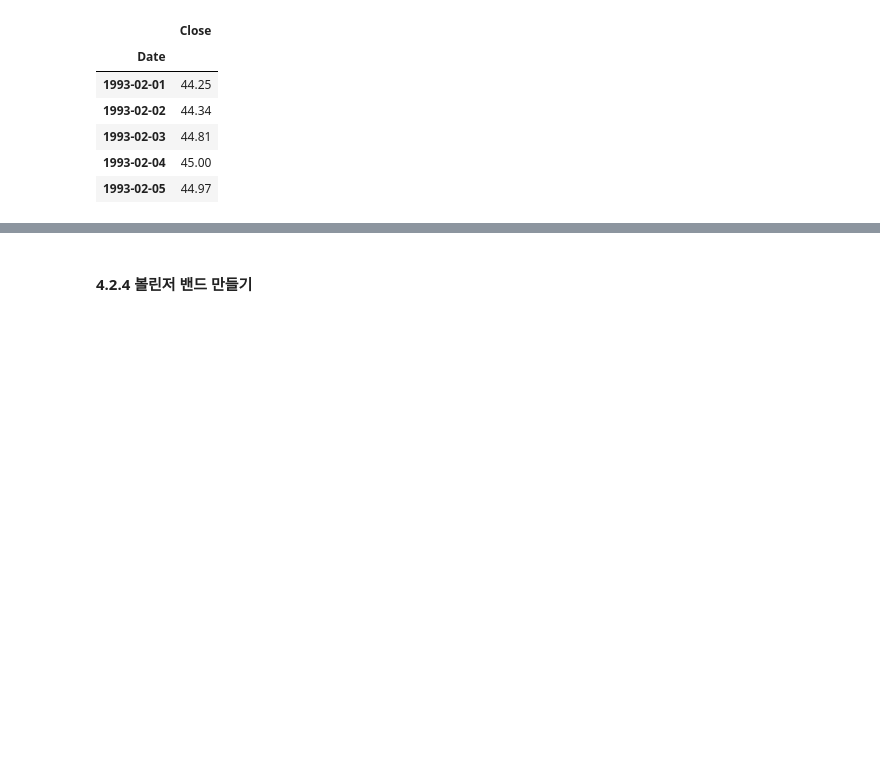
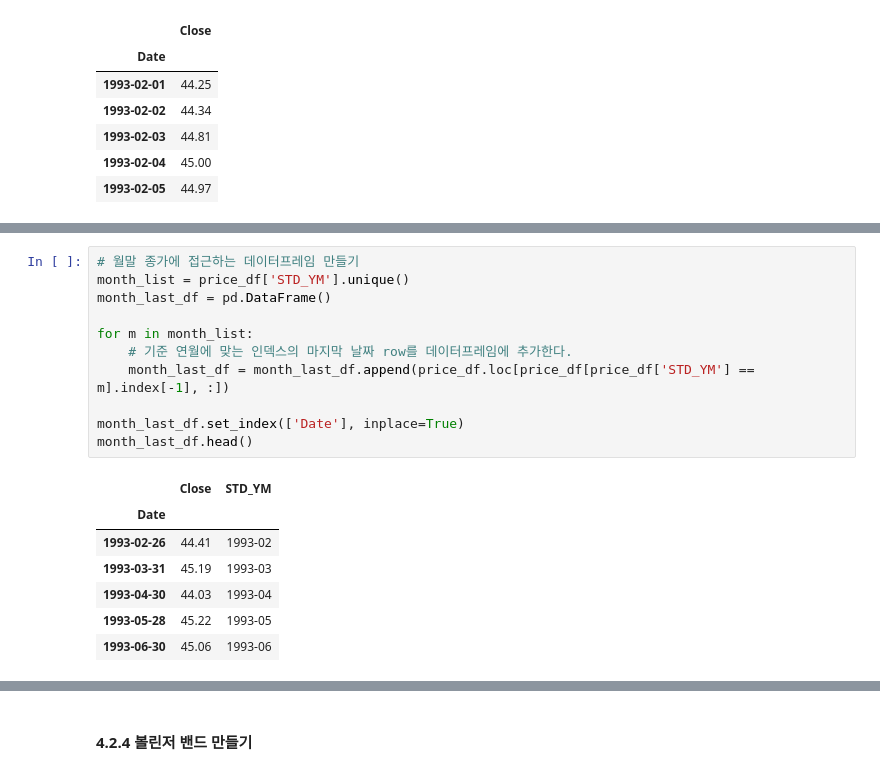
Before and after one commit to godz8008/study_StockTrading, a Jupyter notebook: 제04장 전통 퀀트 투자 전략_듀얼 모멘텀 전략.ipynb, the cells around one changed output, grey strips where cells are left out. Drawn from its saved outputs; the diff is of its cells as text; blank space fills up the shorter version.

```diff
--- a/제04장 전통 퀀트 투자 전략_듀얼 모멘텀 전략.ipynb
+++ b/제04장 전통 퀀트 투자 전략_듀얼 모멘텀 전략.ipynb
@@ -32,0 +57,19 @@ price_df.head()
+# %%
+# 월말 종가에 접근하는 데이터프레임 만들기
+month_list = price_df['STD_YM'].unique()
+month_last_df = pd.DataFrame()
+
+for m in month_list:
+    # 기준 연월에 맞는 인덱스의 마지막 날짜 row를 데이터프레임에 추가한다.
+    month_last_df = month_last_df.append(price_df.loc[price_df[price_df['STD_YM'] == m].index[-1], :])
+
+month_last_df.set_index(['Date'], inplace=True)
+month_last_df.head()
+# %% [output]
+|  | Close | STD_YM |
+| Date |  |  |
+| 1993-02-26 | 44.41 | 1993-02 |
+| 1993-03-31 | 45.19 | 1993-03 |
+| 1993-04-30 | 44.03 | 1993-04 |
+| 1993-05-28 | 45.22 | 1993-05 |
+| 1993-06-30 | 45.06 | 1993-06 |
```
Also changed, not shown: parts of 5 cells of this notebook.
